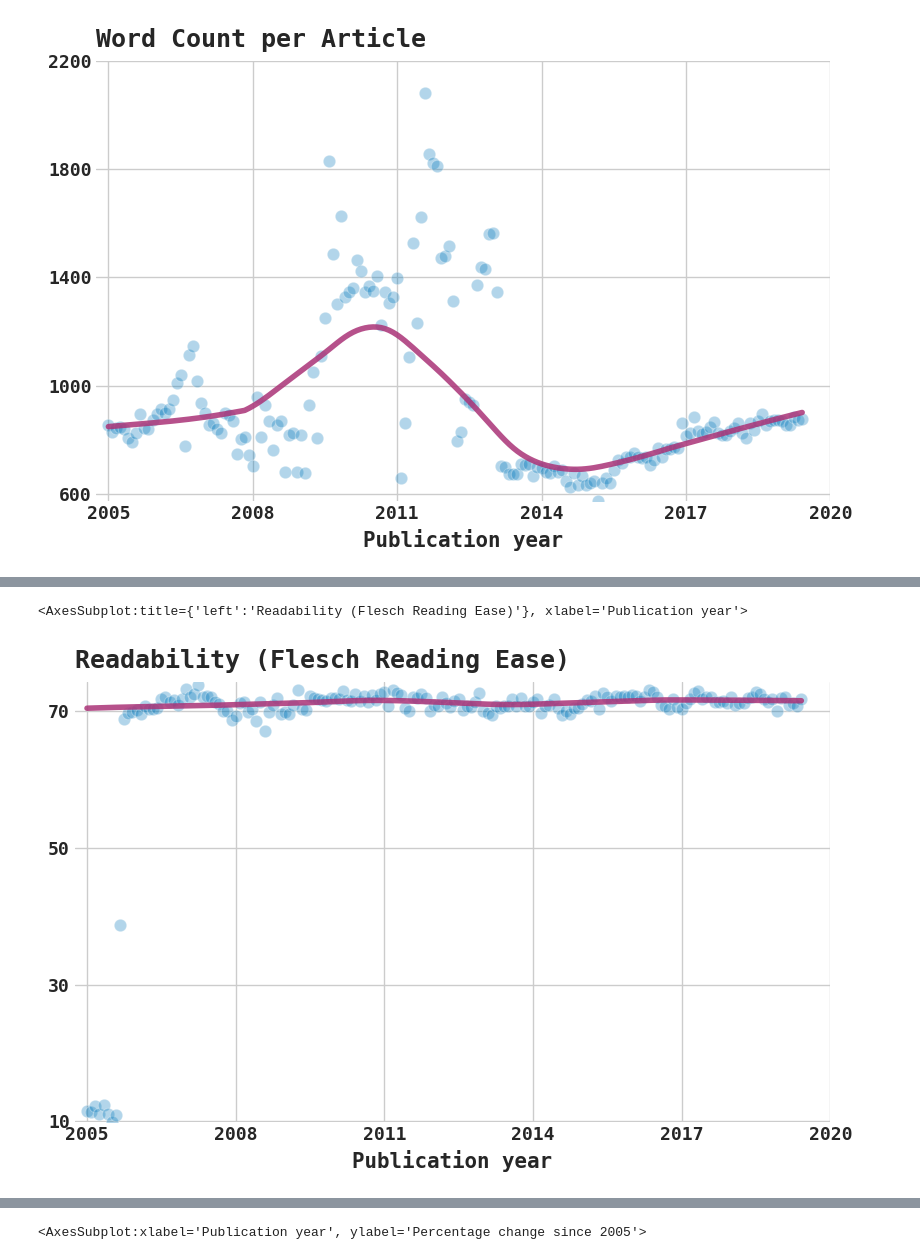
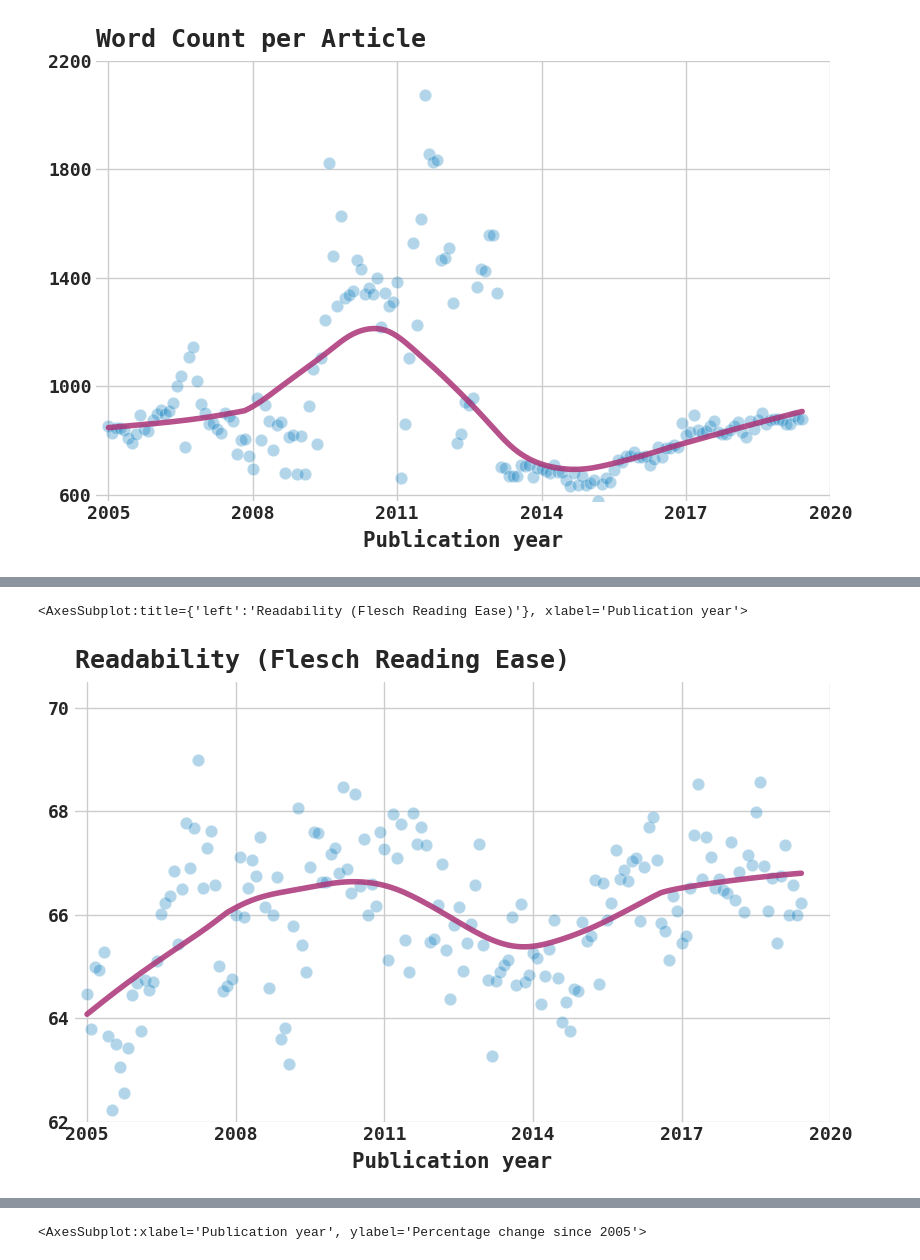
Before and after one commit to notnews/unreadable_news, a Jupyter notebook: scripts/02c_plot_npr_textstatistics.ipynb, the cells around one changed output, grey strips where cells are left out. Cells and saved outputs as stored; diff of their text form; code cells hidden in the pictures.

```diff
--- a/scripts/02c_plot_npr_textstatistics.ipynb
+++ b/scripts/02c_plot_npr_textstatistics.ipynb
@@ -142,12 +135,12 @@ plotline(x=df.index, y=df.uniqueterms,
 # %%
 plotline(x=df.index, y=df.flesch_reading_ease,
          xrange=xrange, xticklabels=xticklabels,
-         yrange=range(10, 80, 20),
+         yrange=range(62, 72, 2),
          title='Readability (Flesch Reading Ease)',
          savepath=os.path.join(SAVEPATH, 'npr_readability_flesch_ease'))
 # %% [output]
 <AxesSubplot:title={'left':'Readability (Flesch Reading Ease)'}, xlabel='Publication year'>
-[figure, old version]
+[figure, new version]
 # %%
 plotline(x=df.index, y=df.mtld, yrange=range(70,120,10),
          xrange=xrange, xticklabels=xticklabels,
```
Also changed, not shown: parts of 10 cells of this notebook, 32 other files.
